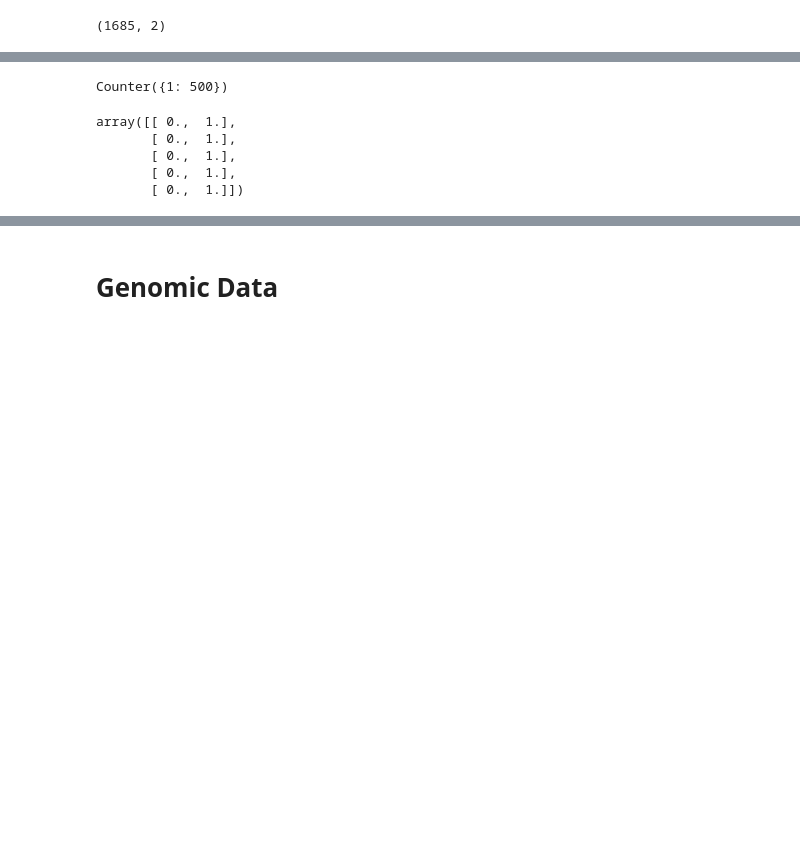
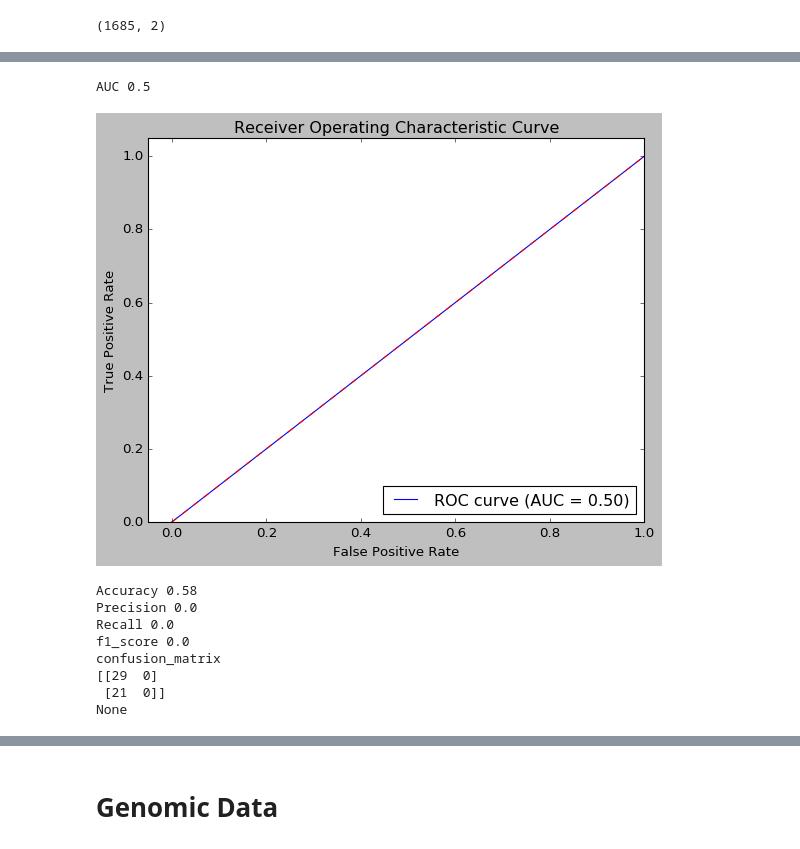
Before and after one commit to tobiolatunji/3DMRI-breast-cancer-staging, a Jupyter notebook: MMDx-breast-cancer.ipynb, the cells around one changed output, grey strips where cells are left out. Drawn from its saved outputs; the diff is of its cells as text; code cells hidden in the pictures; blank space fills up the shorter version.

```diff
--- a/MMDx-breast-cancer.ipynb
+++ b/MMDx-breast-cancer.ipynb
@@ -1027,16 +1091,15 @@ Test accuracy: 1.0
-# %%
-from collections import Counter
-Counter(pred)
-# %% [output]
-Counter({1: 500})
-# %%
-y_train[:5]
-# %% [output]
-array([[ 0.,  1.],
-       [ 0.,  1.],
-       [ 0.,  1.],
-       [ 0.,  1.],
-       [ 0.,  1.]])
 # %%
 pred = model.predict_classes(x_test)
-print (TensorflowModelEval(y_test, pred))
+y_test2 = [0 if i == [1,0] else 1 for i in y_test.tolist()]
+print (TensorflowModelEval(y_test2, pred))
+# %% [output]
+AUC 0.5
+[figure, added]
+Accuracy 0.58
+Precision 0.0
+Recall 0.0
+f1_score 0.0
+confusion_matrix
+[[29  0]
+ [21  0]]
+None
```
Also changed, not shown: parts of 13 cells of this notebook.
